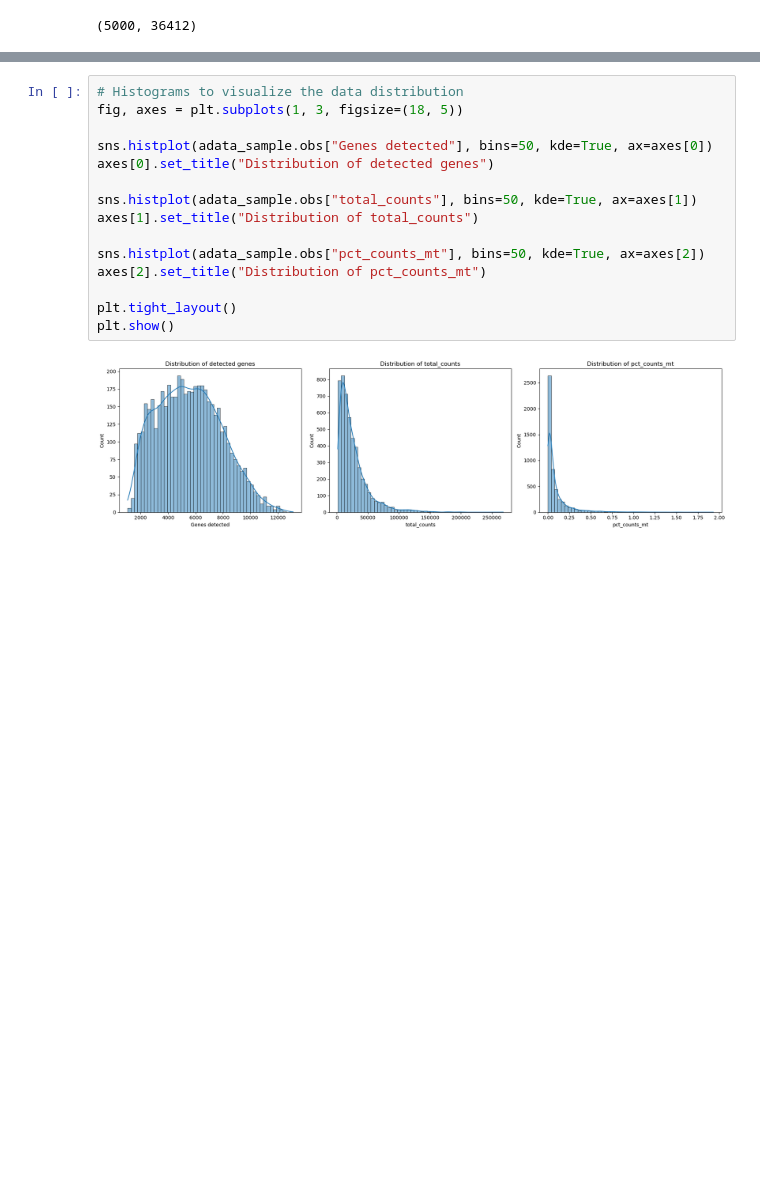
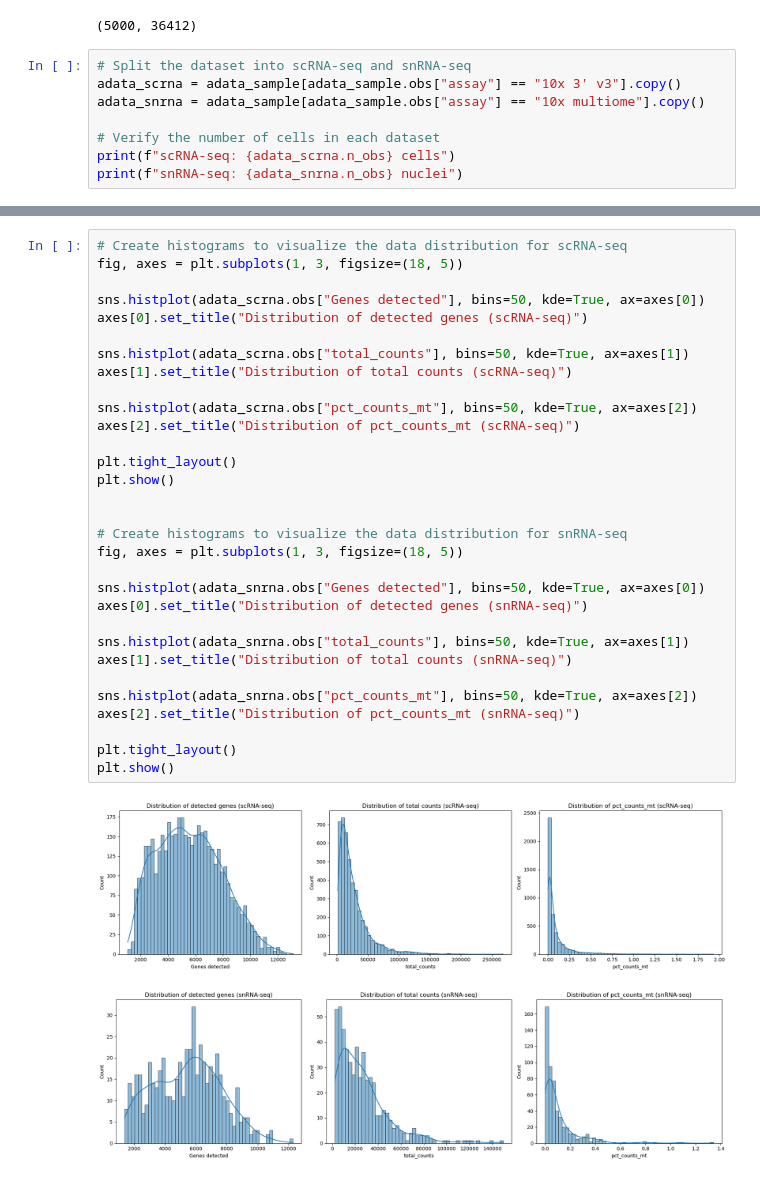
Before and after one commit to silvanaycristo/NeuroNet_AD, a Jupyter notebook: notebooks /01_loading&preprocessing_h5ad.ipynb, the cells around one changed output, grey strips where cells are left out. Drawn from its saved outputs; the diff is of its cells as text; blank space fills up the shorter version.

```diff
--- a/notebooks /01_loading&preprocessing_h5ad.ipynb
+++ b/notebooks /01_loading&preprocessing_h5ad.ipynb
@@ -57,3 +57,11 @@ adata_sample = adata[:5000, :].to_memory()
 print(adata_sample.shape)
 # %% [output]
 (5000, 36412)
+# %%
+# Split the dataset into scRNA-seq and snRNA-seq
+adata_scrna = adata_sample[adata_sample.obs["assay"] == "10x 3' v3"].copy()
+adata_snrna = adata_sample[adata_sample.obs["assay"] == "10x multiome"].copy()
+
+# Verify the number of cells in each dataset
+print(f"scRNA-seq: {adata_scrna.n_obs} cells")
+print(f"snRNA-seq: {adata_snrna.n_obs} nuclei")
@@ -159,18 +309,35 @@ max      13091.000000  268068.000000       1.930483
 # %%
-# Histograms to visualize the data distribution
+# Create histograms to visualize the data distribution for scRNA-seq
 fig, axes = plt.subplots(1, 3, figsize=(18, 5))
 
-sns.histplot(adata_sample.obs["Genes detected"], bins=50, kde=True, ax=axes[0])
-axes[0].set_title("Distribution of detected genes")
+sns.histplot(adata_scrna.obs["Genes detected"], bins=50, kde=True, ax=axes[0])
+axes[0].set_title("Distribution of detected genes (scRNA-seq)")
 
-sns.histplot(adata_sample.obs["total_counts"], bins=50, kde=True, ax=axes[1])
-axes[1].set_title("Distribution of total_counts")
+sns.histplot(adata_scrna.obs["total_counts"], bins=50, kde=True, ax=axes[1])
+axes[1].set_title("Distribution of total counts (scRNA-seq)")
 
-sns.histplot(adata_sample.obs["pct_counts_mt"], bins=50, kde=True, ax=axes[2])
-axes[2].set_title("Distribution of pct_counts_mt")
+sns.histplot(adata_scrna.obs["pct_counts_mt"], bins=50, kde=True, ax=axes[2])
+axes[2].set_title("Distribution of pct_counts_mt (scRNA-seq)")
 
 plt.tight_layout()
 plt.show()
+
+
+# Create histograms to visualize the data distribution for snRNA-seq
+fig, axes = plt.subplots(1, 3, figsize=(18, 5))
+
+sns.histplot(adata_snrna.obs["Genes detected"], bins=50, kde=True, ax=axes[0])
+axes[0].set_title("Distribution of detected genes (snRNA-seq)")
+
+sns.histplot(adata_snrna.obs["total_counts"], bins=50, kde=True, ax=axes[1])
+axes[1].set_title("Distribution of total counts (snRNA-seq)")
+
+sns.histplot(adata_snrna.obs["pct_counts_mt"], bins=50, kde=True, ax=axes[2])
+axes[2].set_title("Distribution of pct_counts_mt (snRNA-seq)")
+
+plt.tight_layout()
+plt.show()
 # %% [output]
-[figure, old version]
+[figure, new version]
+[figure, added]
 # %%
```
Also changed, not shown: parts of 32 cells of this notebook.
